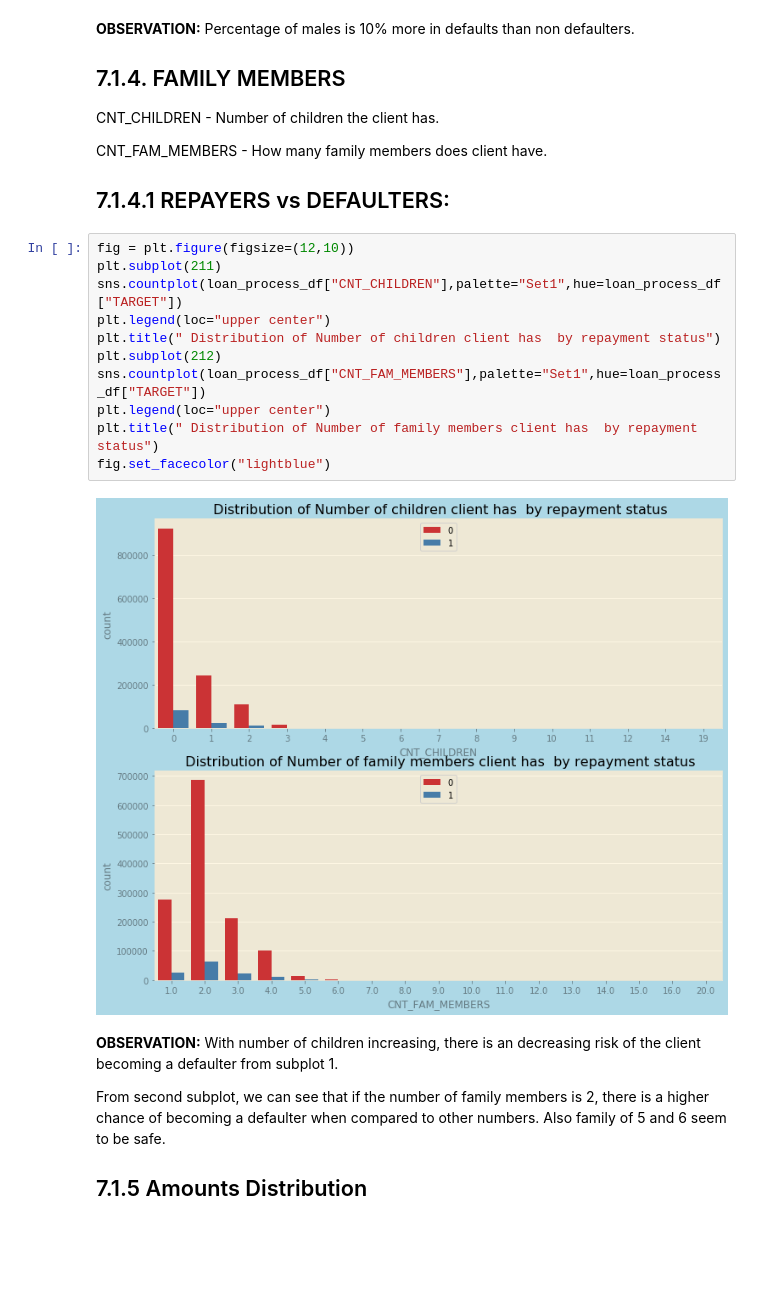
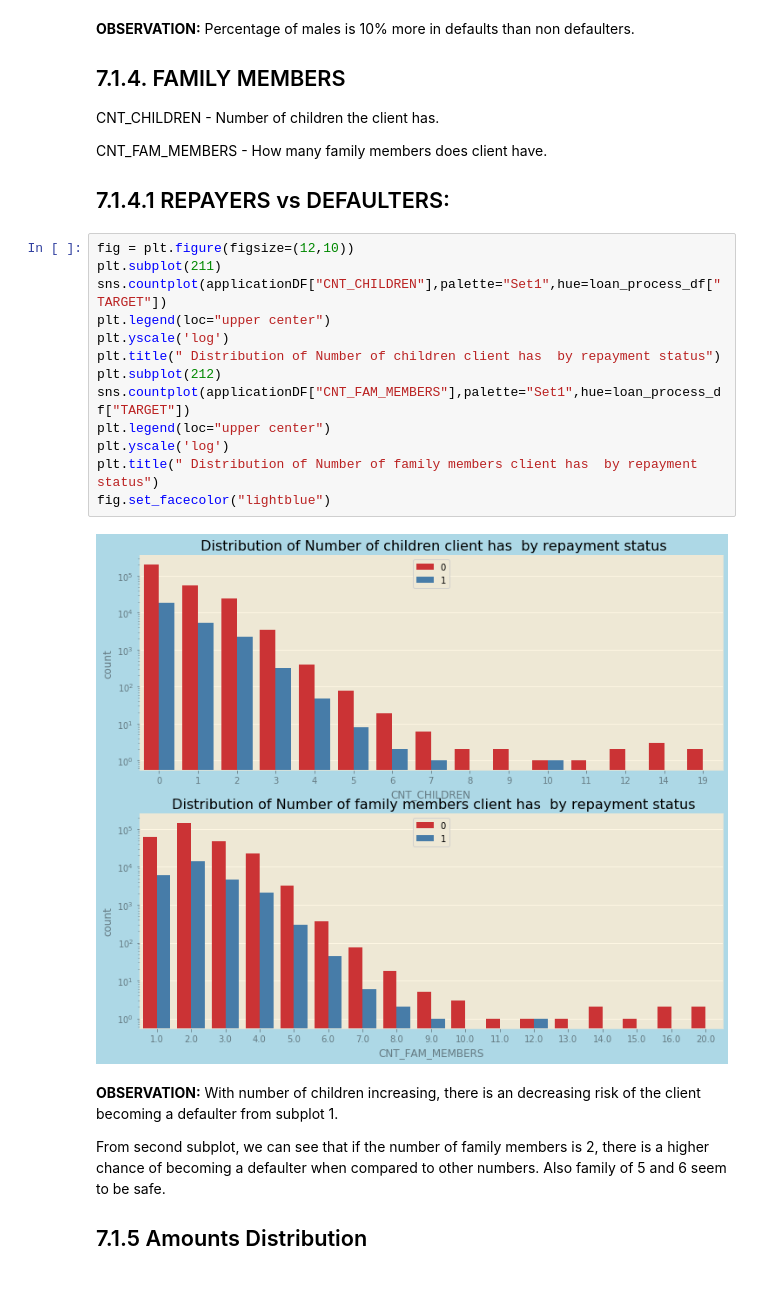
Before and after one commit to padma-it/DataScienceCaseStudies, a Jupyter notebook: Credit EDA/Credit_EDA_Case_Study_Padma.ipynb, the cells around one changed output. Cells and saved outputs as stored; diff of their text form; blank space fills up the shorter version.

```diff
--- a/Credit EDA/Credit_EDA_Case_Study_Padma.ipynb
+++ b/Credit EDA/Credit_EDA_Case_Study_Padma.ipynb
@@ -563,16 +565,18 @@ CNT_FAM_MEMBERS	- How many family members does client have.
 # %%
 fig = plt.figure(figsize=(12,10))
 plt.subplot(211)
-sns.countplot(loan_process_df["CNT_CHILDREN"],palette="Set1",hue=loan_process_df["TARGET"])
+sns.countplot(applicationDF["CNT_CHILDREN"],palette="Set1",hue=loan_process_df["TARGET"])
 plt.legend(loc="upper center")
+plt.yscale('log')
 plt.title(" Distribution of Number of children client has  by repayment status")
 plt.subplot(212)
-sns.countplot(loan_process_df["CNT_FAM_MEMBERS"],palette="Set1",hue=loan_process_df["TARGET"])
+sns.countplot(applicationDF["CNT_FAM_MEMBERS"],palette="Set1",hue=loan_process_df["TARGET"])
 plt.legend(loc="upper center")
+plt.yscale('log')
 plt.title(" Distribution of Number of family members client has  by repayment status")
 fig.set_facecolor("lightblue")
 # %% [output]
-[figure, old version]
+[figure, new version]
 # %% [markdown]
 __OBSERVATION:__
 With number of children increasing, there is an decreasing risk of the client becoming a defaulter from subplot 1.
```
Also changed, not shown: parts of 27 cells of this notebook, 1 other file.
